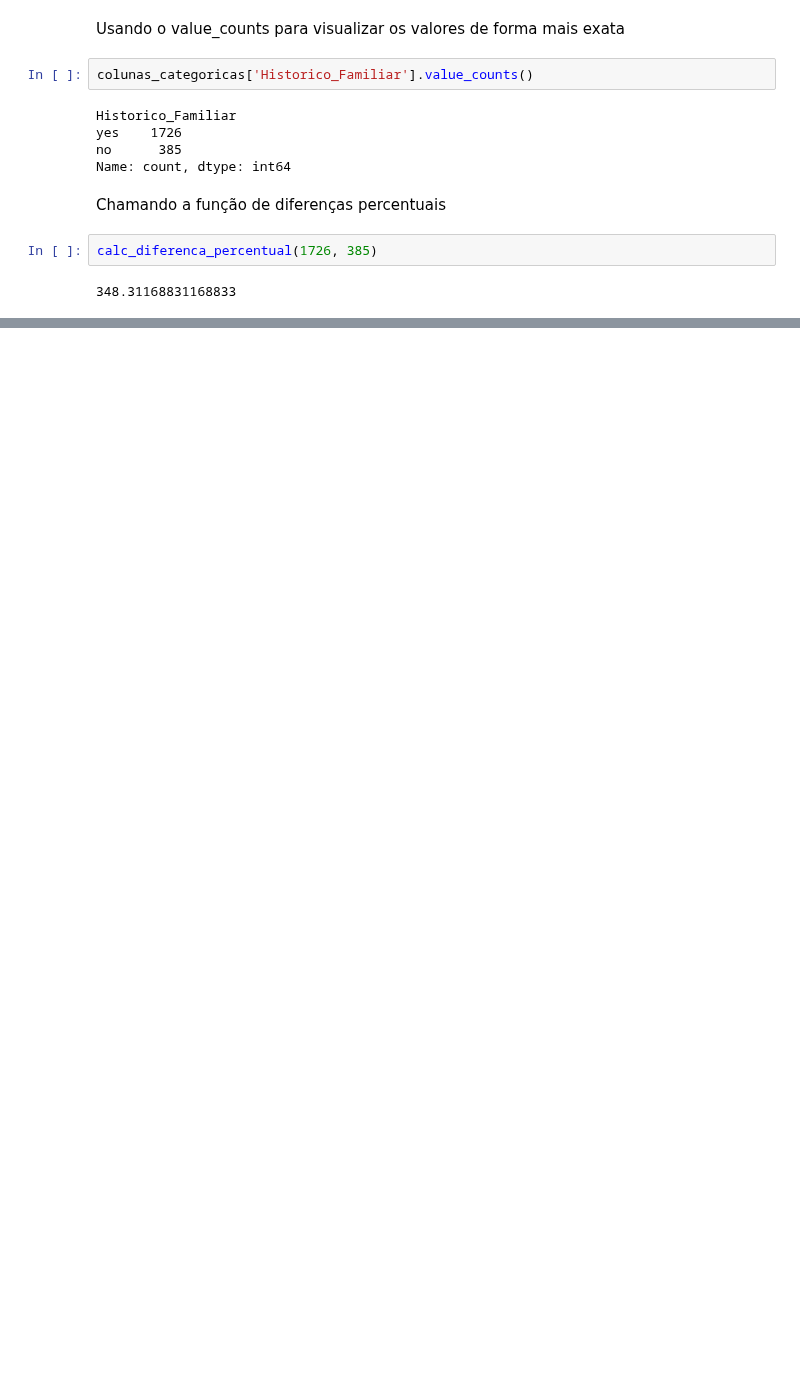
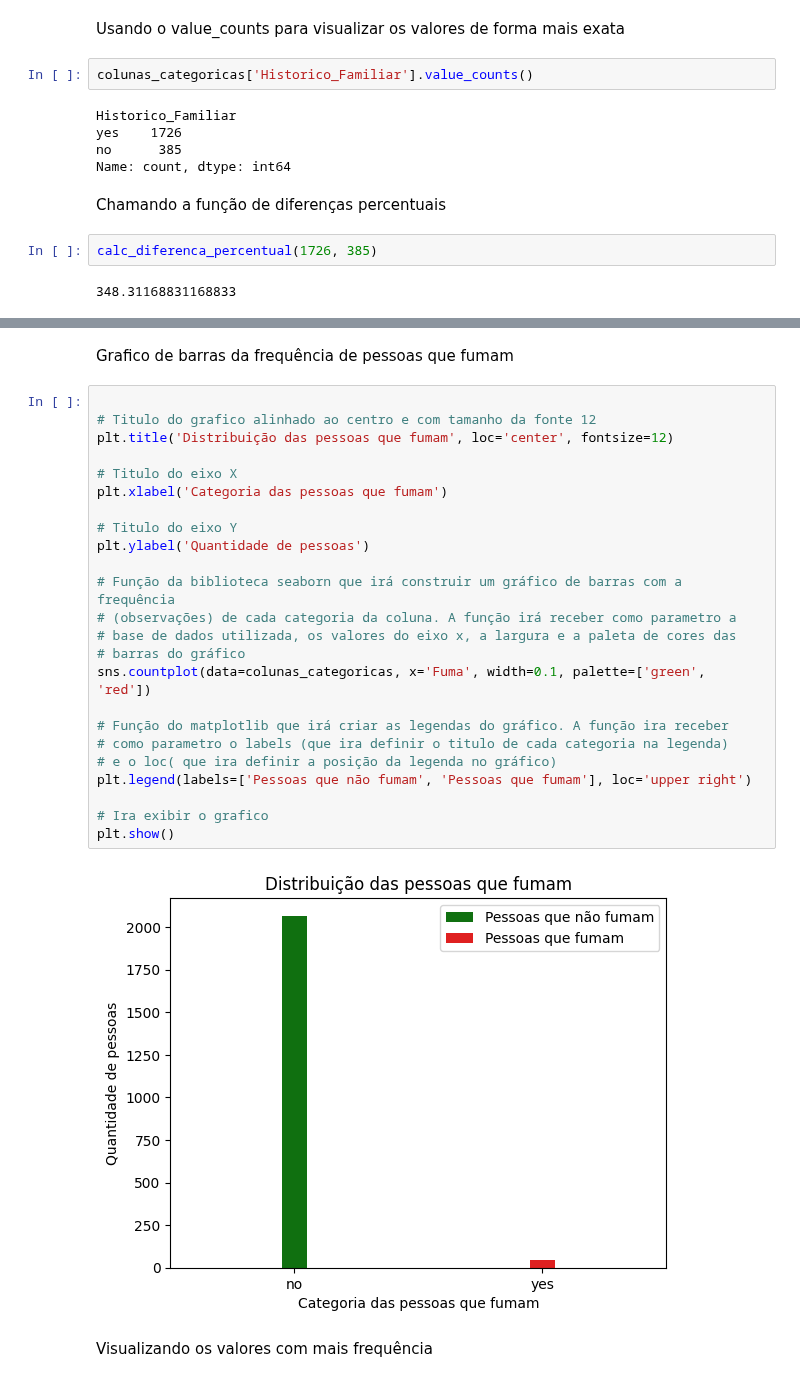
Before and after one commit to caikedomingues/Analise-de-dados-sobre-obesidade, a Jupyter notebook: Analise_Obesidade.ipynb, the cells around one changed output, grey strips where cells are left out. Saved outputs shown, nothing was run; the diff lists cells and outputs as text; blank space fills up the shorter version.

```diff
--- a/Analise_Obesidade.ipynb
+++ b/Analise_Obesidade.ipynb
@@ -1266,0 +1392,30 @@ obesidade
+# %% [markdown]
+Grafico de barras da frequência de pessoas que fumam
+# %%
+
+# Titulo do grafico alinhado ao centro e com tamanho da fonte 12
+plt.title('Distribuição das pessoas que fumam', loc='center', fontsize=12)
+
+# Titulo do eixo X
+plt.xlabel('Categoria das pessoas que fumam')
+
+# Titulo do eixo Y
+plt.ylabel('Quantidade de pessoas')
+
+# Função da biblioteca seaborn que irá construir um gráfico de barras com a frequência
+# (observações) de cada categoria da coluna. A função irá receber como parametro a
+# base de dados utilizada, os valores do eixo x, a largura e a paleta de cores das
+# barras do gráfico
+sns.countplot(data=colunas_categoricas, x='Fuma', width=0.1, palette=['green', 'red'])
+
+# Função do matplotlib que irá criar as legendas do gráfico. A função ira receber
+# como parametro o labels (que ira definir o titulo de cada categoria na legenda)
+# e o loc( que ira definir a posição da legenda no gráfico)
+plt.legend(labels=['Pessoas que não fumam', 'Pessoas que fumam'], loc='upper right')
+
+# Ira exibir o grafico
+plt.show()
+# %% [output]
+[figure, added]
+# %% [markdown]
+Visualizando os valores com mais frequência
```
Also changed, not shown: parts of 63 cells of this notebook.
